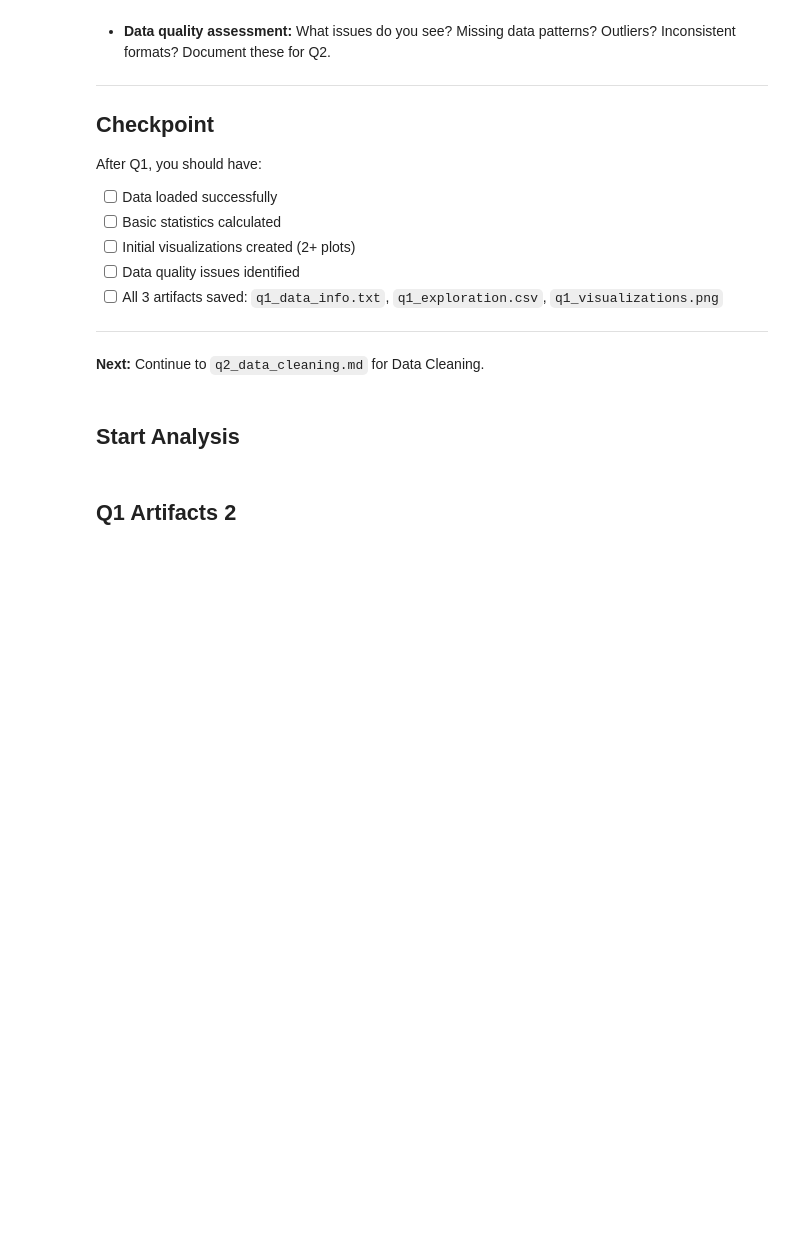
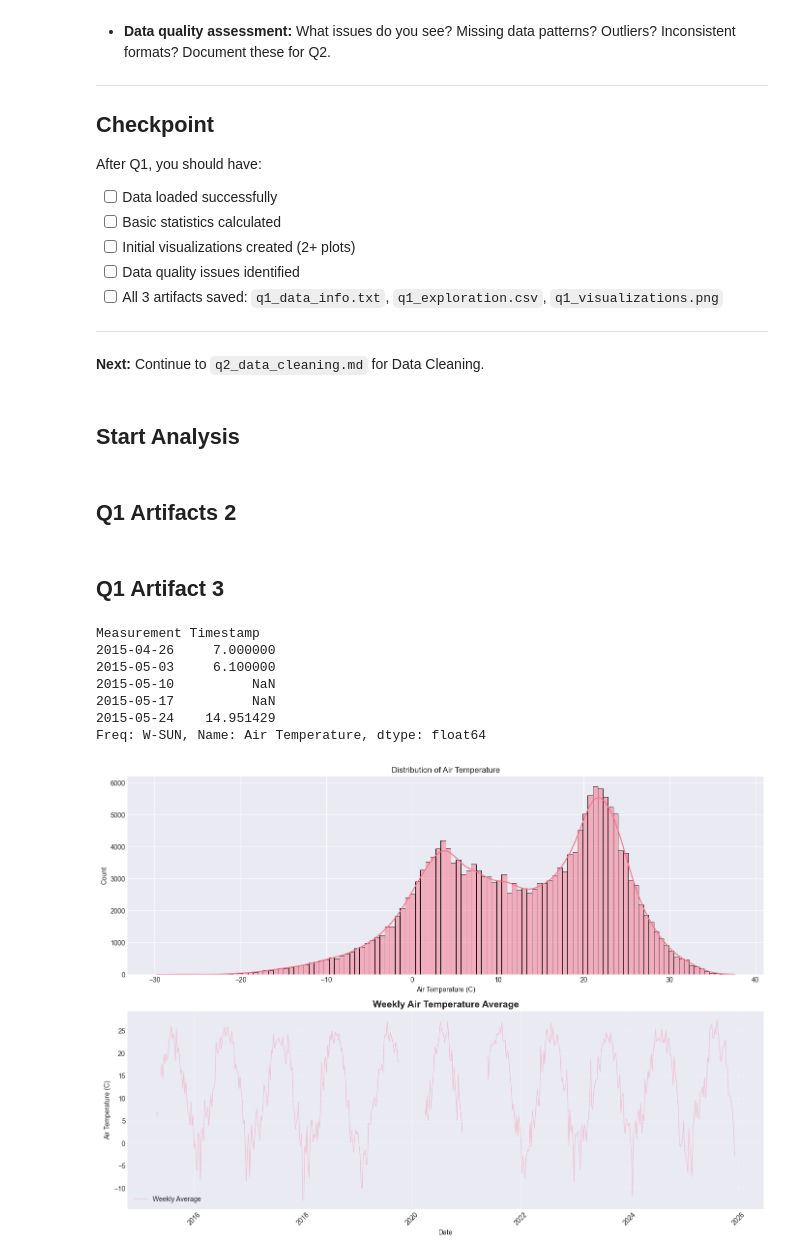
Before and after one commit to UCSF-DataSci/ds217-11-final-bobho1999, a Jupyter notebook: q1_setup_exploration.ipynb, the cells around one changed output. Saved outputs shown, nothing was run; the diff lists cells and outputs as text; code cells hidden in the pictures; blank space fills up the shorter version.

```diff
--- a/q1_setup_exploration.ipynb
+++ b/q1_setup_exploration.ipynb
@@ -219 +220,38 @@ reportq2.to_csv('output/q1_exploration.csv', index=False)
 # display(reportq2)
+# %% [markdown]
+## Q1 Artifact 3
+# %%
+fig, axes = plt.subplots(2, 1, figsize=(14, 10))
+
+# Density plot for Air Temperature with histogram
+sns.histplot(data=df, x='Air Temperature', kde=True, ax=axes[0])
+axes[0].set_title('Distribution of Air Temperature')
+axes[0].set_xlabel('Air Temperature (C)')
+
+# Time series: weekly average air temperature
+ts = df.set_index('Measurement Timestamp')
+weekly = ts['Air Temperature'].resample('W').mean()
+display(weekly.head())
+axes[1].plot(weekly.index, weekly, alpha=0.3, label='Weekly Average', linewidth=1)
+axes[1].set_title('Weekly Air Temperature Average', fontsize=14, fontweight='bold')
+axes[1].set_xlabel('Date')
+axes[1].set_ylabel('Air Temperature (C)')
+axes[1].legend()
+axes[1].tick_params(axis='x', rotation=45)
+axes[1].grid(True, alpha=0.3)
+plt.tight_layout()
+
+# correlation plt
+
+# Save the plot
+plt.savefig('output/q1_visualizations.png', dpi=150, bbox_inches='tight')
+plt.show()
+# %% [output]
+Measurement Timestamp
+2015-04-26     7.000000
+2015-05-03     6.100000
+2015-05-10          NaN
+2015-05-17          NaN
+2015-05-24    14.951429
+Freq: W-SUN, Name: Air Temperature, dtype: float64
+[figure, added]
```
Also changed, not shown: parts of 2 cells of this notebook, 1 other file.
